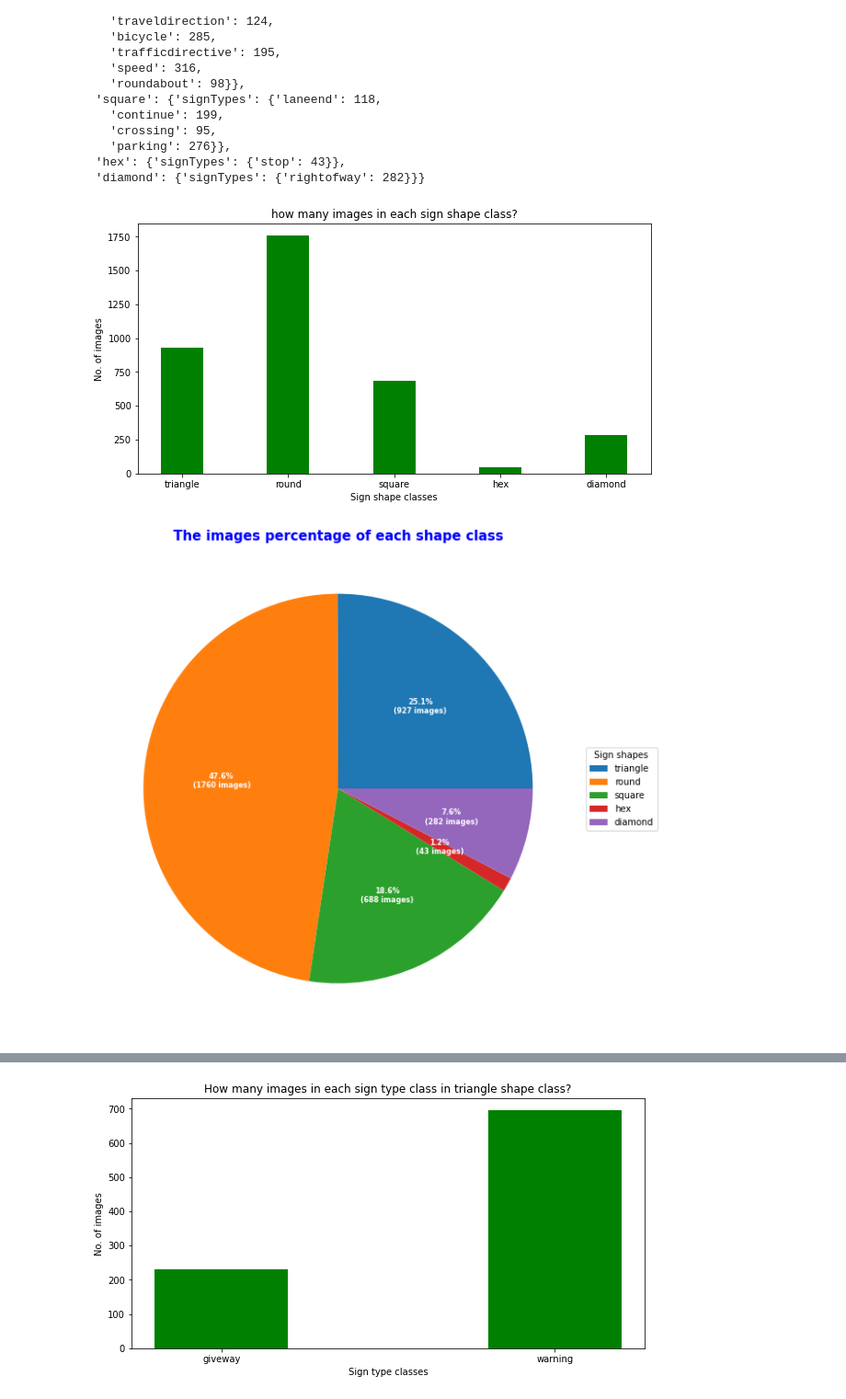
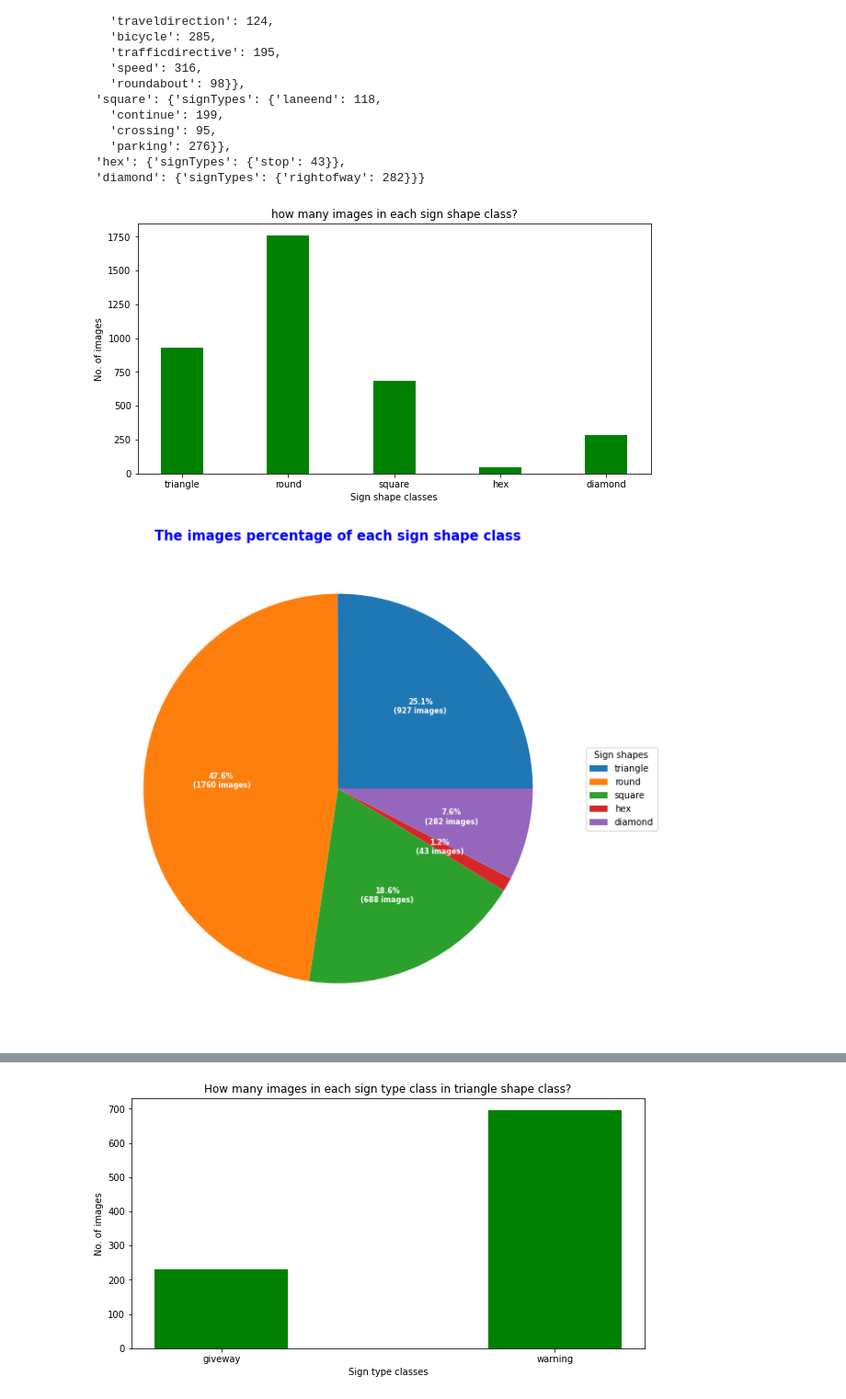
Before and after one commit to DavidAziz3825605/MachineLearningA2, a Jupyter notebook: EDA.ipynb, the cells around one changed output, grey strips where cells are left out. Shown at 92% size. Cells and saved outputs as stored; diff of their text form; code cells hidden in the pictures.

```diff
--- a/EDA.ipynb
+++ b/EDA.ipynb
@@ -8,9 +8,10 @@ import os
 import matplotlib.pyplot as plt
 import os
 import numpy as np
+
 os.sys.path
 os.chdir('./')
-DATAPATH = 'trafficsigns_dataset'
+DATAPATH = 'dataset/trafficsigns_dataset'
 # %%
 # sign shapes classes list
 SignShapeClasses = [ name for name in os.listdir(DATAPATH) if os.path.isdir(os.path.join(DATAPATH, name)) ]
@@ -56,9 +57,12 @@ data_dict
  'diamond': {'signTypes': {'rightofway': 282}}}
 # %%
 # fucn to calculate the percentage and abs of each class images count
-def calc_percent_abs(pct, allvals):
+def calc_percent_abs(pct, allvals, print_images=True):
     absolute = int(np.round(pct/100.*np.sum(allvals)))
-    return "{:.1f}%\n({:d} images)".format(pct, absolute)
+    if print_images:
+        return "{:.1f}%\n({:d} images)".format(pct, absolute)
+    else:
+        return "{:.1f}%".format(pct)
 # %%
 # create two lists, one to store names of sign shapes classes
 # the other one will store the count of images in each sign shape class
@@ -67,32 +71,32 @@ for key, value in data_dict.items():
     SignShapeClassesValues.append(sum(value['signTypes'].values()))
 # plot the number of images in each sign shape class in bar plot and pie chart
 fig = plt.figure(figsize = (10, 5))
 # creating the bar plot
 plt.bar(SignShapeClasses, SignShapeClassesValues, color ='g',
         width = 0.4)
 
 plt.xlabel("Sign shape classes")
 plt.ylabel("No. of images")
 plt.title("how many images in each sign shape class?")
 plt.show()
 
 # creating the pie chart
 fig, ax = plt.subplots(figsize=(30, 10), subplot_kw=dict(aspect="equal"))
 
 wedges, texts, autotexts = ax.pie(SignShapeClassesValues,
                             autopct=lambda pct: calc_percent_abs(pct, SignShapeClassesValues),
                             textprops=dict(color="w"))
 
 ax.legend(wedges, SignShapeClasses,
           title="Sign shapes",
           loc="center left",
           bbox_to_anchor=(1, 0, 0.5, 1))
 
 plt.setp(autotexts, size=8, weight="bold")
 
-ax.set_title("The images percentage of each shape class", fontsize=15, color= 'blue', fontweight='bold')
+ax.set_title("The images percentage of each sign shape class", fontsize=15, color= 'blue', fontweight='bold')
 
 plt.show()
 # %% [output]
 [figure]
-[figure, old version]
+[figure, new version]
```
Also changed, not shown: parts of 3 cells of this notebook, 50 other files.
